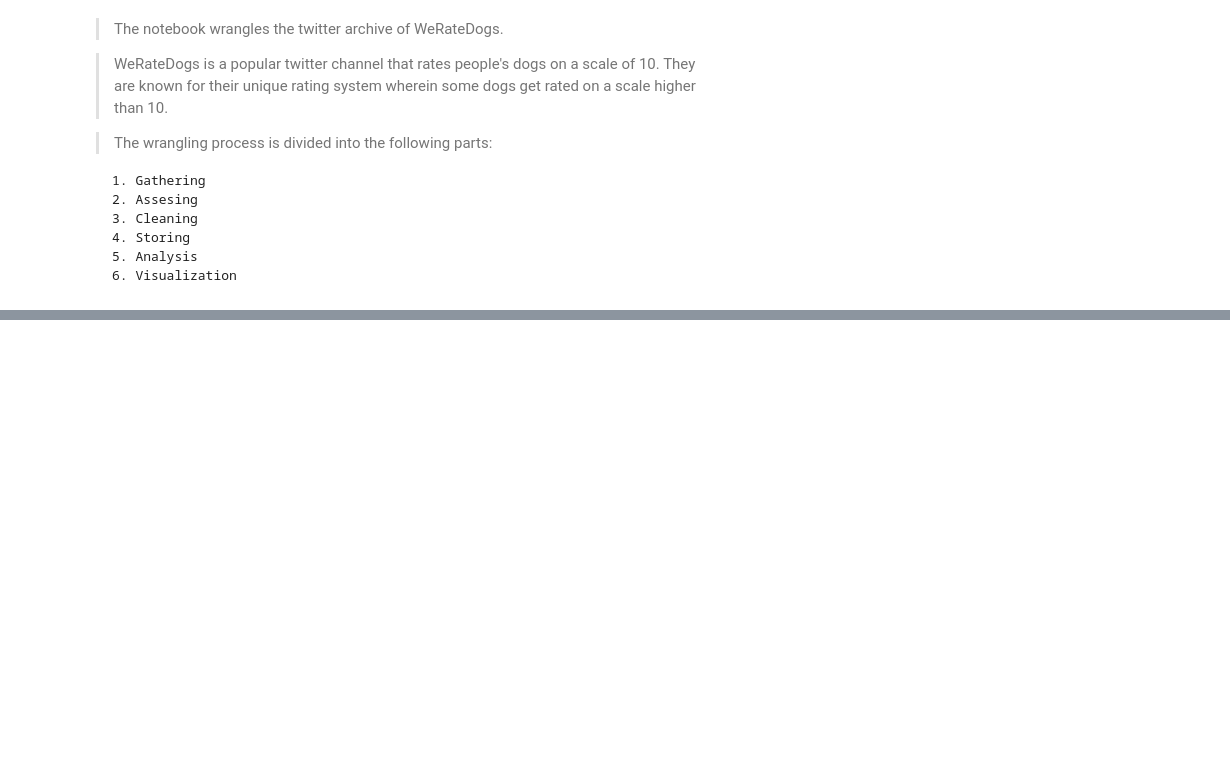
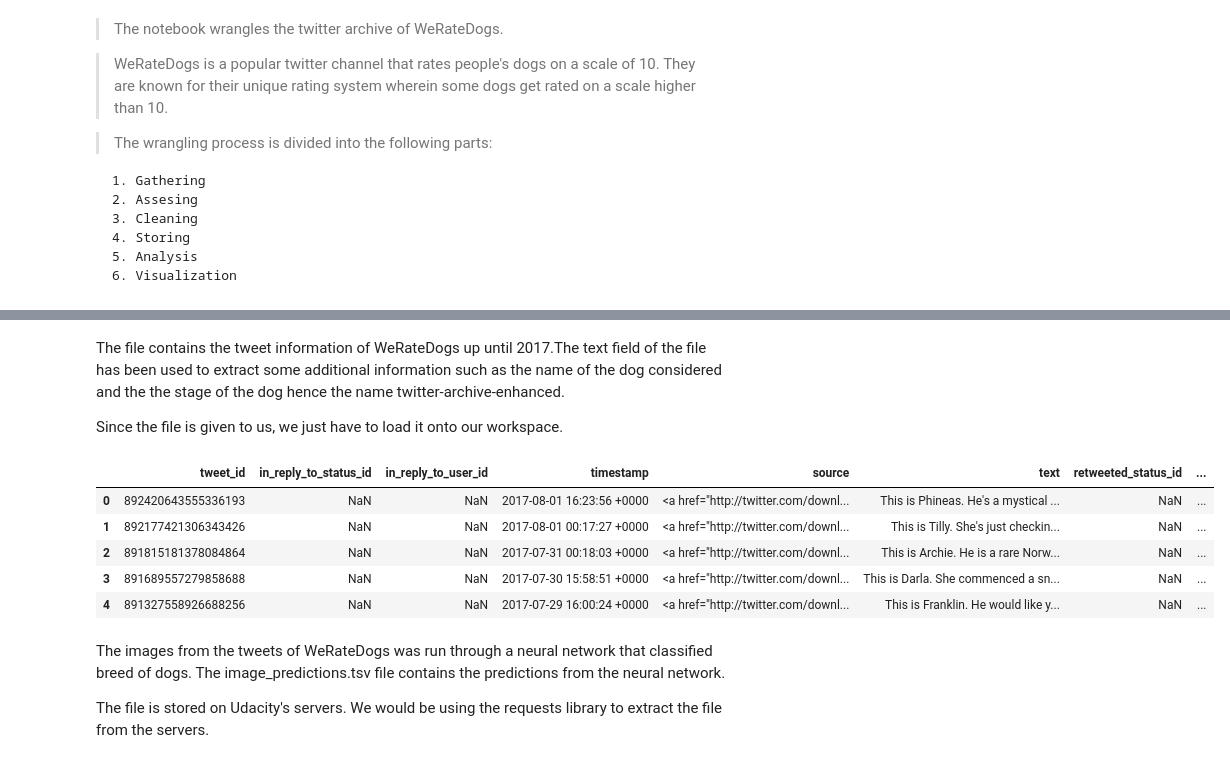
Before and after one commit to nis-23/tweet-data-wrangling, a Jupyter notebook: Tweet Data Wrangling/wrangle_act.ipynb, the cells around one changed output, grey strips where cells are left out. Saved outputs shown, nothing was run; the diff lists cells and outputs as text; code cells hidden in the pictures; blank space fills up the shorter version.

```diff
--- a/Tweet Data Wrangling/wrangle_act.ipynb
+++ b/Tweet Data Wrangling/wrangle_act.ipynb
@@ -19,2 +36,6 @@
 # %%
 ### Twitter archive enhanced
+# %% [markdown]
+The file contains the tweet information of WeRateDogs up until 2017.The text field of the file has been used to extract some additional information such as the name of the dog considered and the the stage of the dog hence the name twitter-archive-enhanced.
+
+Since the file is given to us, we just have to load it onto our workspace.
@@ -20,0 +44,4 @@
+# %%
+# Loading twitter-archive-enhanced onto the workspace
+
+twitter_archive_enhanced = pd.read_csv('twitter-archive-enhanced.csv')
@@ -21,2 +50,17 @@
+# %%
+# Preview
+
+twitter_archive_enhanced.head()
+# %% [output]
+|  | tweet_id | in_reply_to_status_id | in_reply_to_user_id | timestamp | source | text | retweeted_status_id | ... |
+| 0 | 892420643555336193 | NaN | NaN | 2017-08-01 16:23:56 +0000 | <a href="http://twitter.com/downl... | This is Phineas. He's a mystical ... | NaN | ... |
+| 1 | 892177421306343426 | NaN | NaN | 2017-08-01 00:17:27 +0000 | <a href="http://twitter.com/downl... | This is Tilly. She's just checkin... | NaN | ... |
+| 2 | 891815181378084864 | NaN | NaN | 2017-07-31 00:18:03 +0000 | <a href="http://twitter.com/downl... | This is Archie. He is a rare Norw... | NaN | ... |
+| 3 | 891689557279858688 | NaN | NaN | 2017-07-30 15:58:51 +0000 | <a href="http://twitter.com/downl... | This is Darla. She commenced a sn... | NaN | ... |
+| 4 | 891327558926688256 | NaN | NaN | 2017-07-29 16:00:24 +0000 | <a href="http://twitter.com/downl... | This is Franklin. He would like y... | NaN | ... |
 # %%
 ### Tweet image predictions
+# %% [markdown]
+The images from the tweets of WeRateDogs was run through a neural network that classified breed of dogs. The image_predictions.tsv file contains the predictions from the neural network.
+
+The file is stored on Udacity's servers. We would be using the requests library to extract the file from the servers.
```
Also changed, not shown: parts of 21 cells of this notebook, 5 other files.
